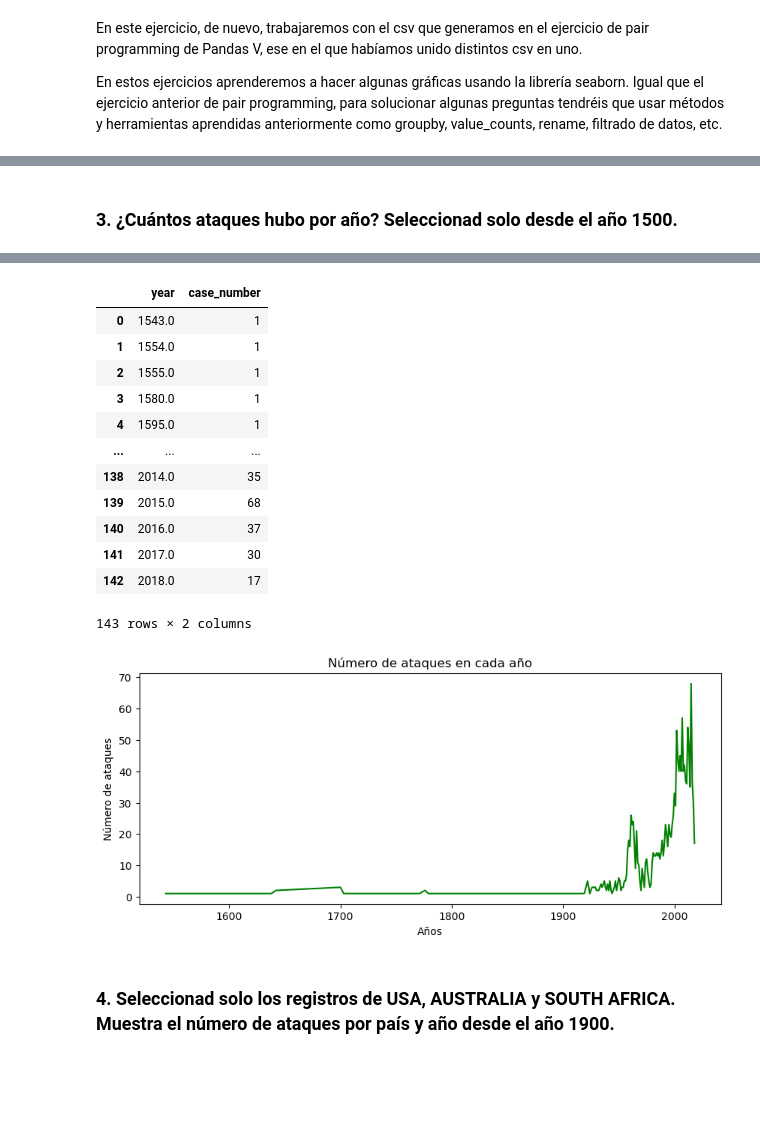
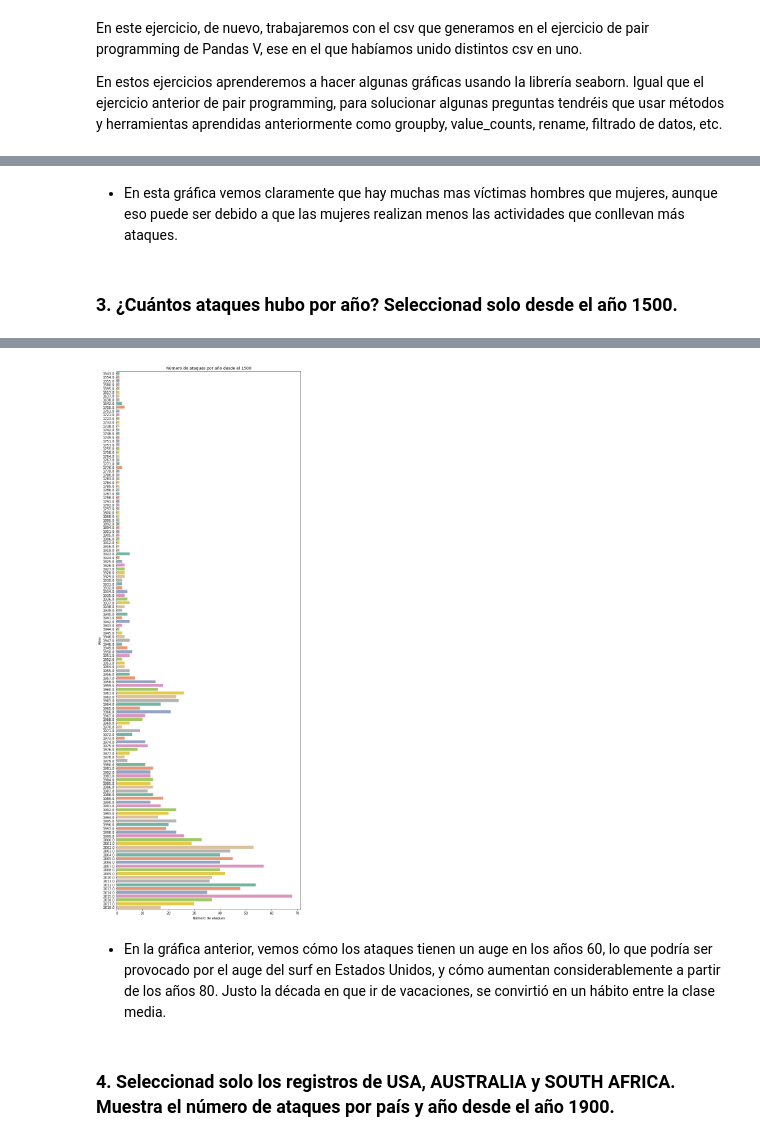
Before and after one commit to Adalab/DA-promo-c-modulo-2-sprint-1-Laura-Pilar, a Jupyter notebook: Visualizacion/Leccion-7-Visualizacion-3/Visualizacion-3-Seaborn.ipynb, the cells around one changed output, grey strips where cells are left out. Cells and saved outputs as stored; diff of their text form; code cells hidden in the pictures; blank space fills up the shorter version.

```diff
--- a/Visualizacion/Leccion-7-Visualizacion-3/Visualizacion-3-Seaborn.ipynb
+++ b/Visualizacion/Leccion-7-Visualizacion-3/Visualizacion-3-Seaborn.ipynb
@@ -73,41 +77,28 @@ plt.show()
+# %% [markdown]
+- En esta gráfica vemos claramente que hay muchas mas víctimas hombres que mujeres, aunque eso puede ser debido a que las mujeres realizan menos las actividades que conllevan más ataques.
 # %% [markdown]
 ### 3. ¿Cuántos ataques hubo por año? Seleccionad solo desde el año 1500.
 # %%
-df_año_1500 = df[df["year"] > 1500]
+df_año_1500 = df[df["year"] >= 1500]
 df_año_1500.head(2)
 # %% [output]
 |  | case_number | unnamed:_0_x | year | type | country | area | location | activity | name | sex_ | ... |
 | 0 | 2018.06.25 | 0 | 2018.0 | Boating | USA | California | Oceanside, San Diego County | Paddling | Julie Wolfe | F | ... |
 | 1 | 2018.06.03.a | 6 | 2018.0 | Unprovoked | BRAZIL | Pernambuco | Piedade Beach, Recife | Swimming | Jose Ernesto da Silva | M | ... |
-# %%
-df_año_1500g = df_año_1500.groupby("year")["case_number"].count().reset_index()
-df_año_1500g
-# %% [output]
-|  | year | case_number |
-| 0 | 1543.0 | 1 |
-| 1 | 1554.0 | 1 |
-| 2 | 1555.0 | 1 |
-| 3 | 1580.0 | 1 |
-| 4 | 1595.0 | 1 |
-| ... | ... | ... |
-| 138 | 2014.0 | 35 |
-| 139 | 2015.0 | 68 |
-| 140 | 2016.0 | 37 |
-| 141 | 2017.0 | 30 |
-| 142 | 2018.0 | 17 |
-143 rows × 2 columns
 # %%
-plt.figure(figsize = (10,4))
+plt.figure(figsize = (10,30))
 
-fig = sns.lineplot(data = df_año_1500g, x = "year", y = "case_number", color = "green")
+fig = sns.countplot(y = df_año_1500["year"], data = df_año_1500, palette="Set2")
 
-fig.set(xlabel = "Años", ylabel = "Número de ataques")
+fig.set(xlabel = "Número de ataques", ylabel = "Años")
 
-fig.set_title("Número de ataques en cada año")
+fig.set_title("Número de ataques por año desde el 1500")
 
 plt.show()
 # %% [output]
-[figure, old version]
+[figure, new version]
+# %% [markdown]
+- En la gráfica anterior, vemos cómo los ataques tienen un auge en los años 60, lo que podría ser provocado por el auge del surf en Estados Unidos, y cómo aumentan considerablemente a partir de los años 80. Justo la década en que ir de vacaciones, se convirtió en un hábito entre la clase media.
 # %% [markdown]
 ### 4. Seleccionad solo los registros de USA, AUSTRALIA y SOUTH AFRICA. Muestra el número de ataques por país y año desde el año 1900.
 # %%
```
Also changed, not shown: parts of 16 cells of this notebook, 15 other files.
